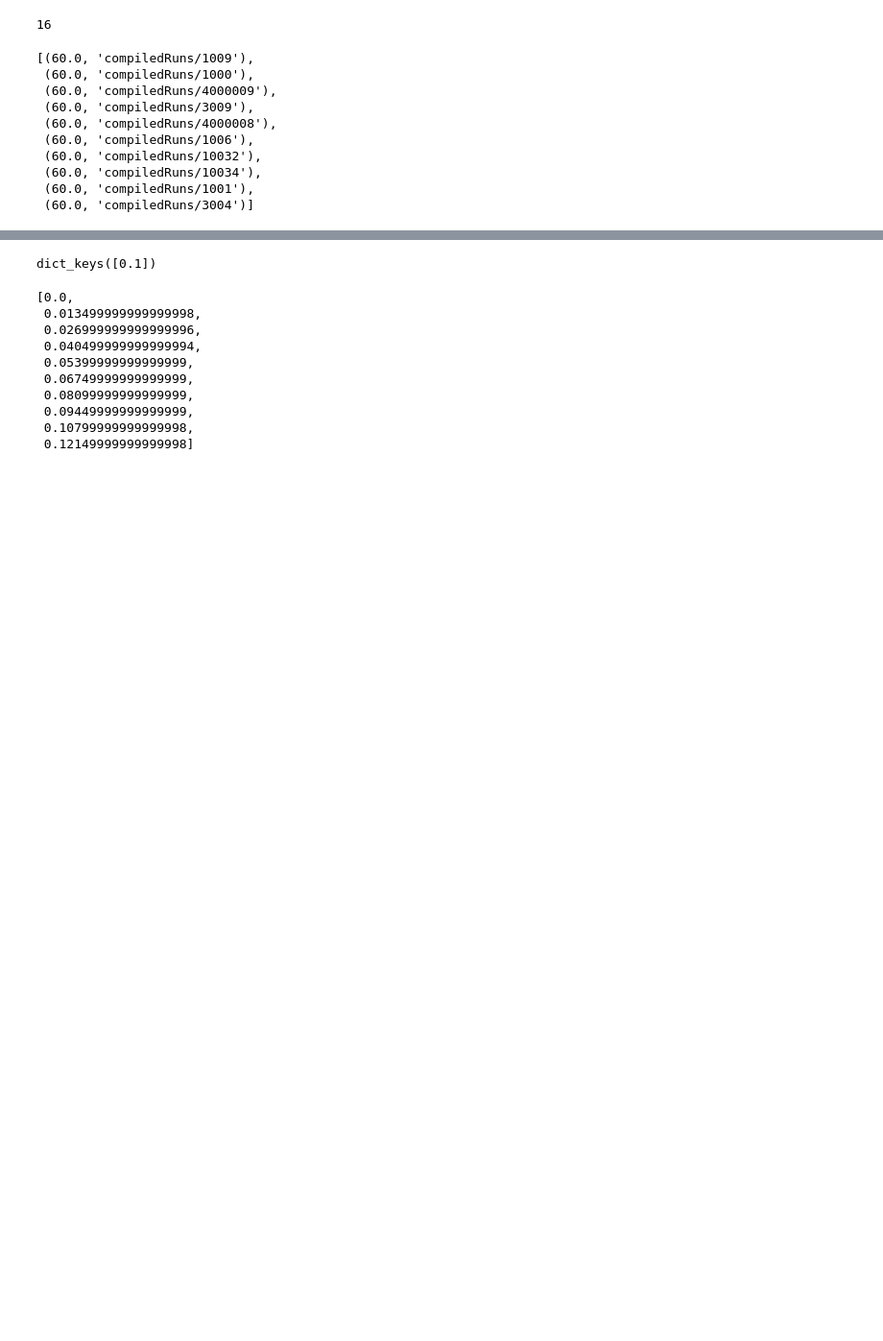
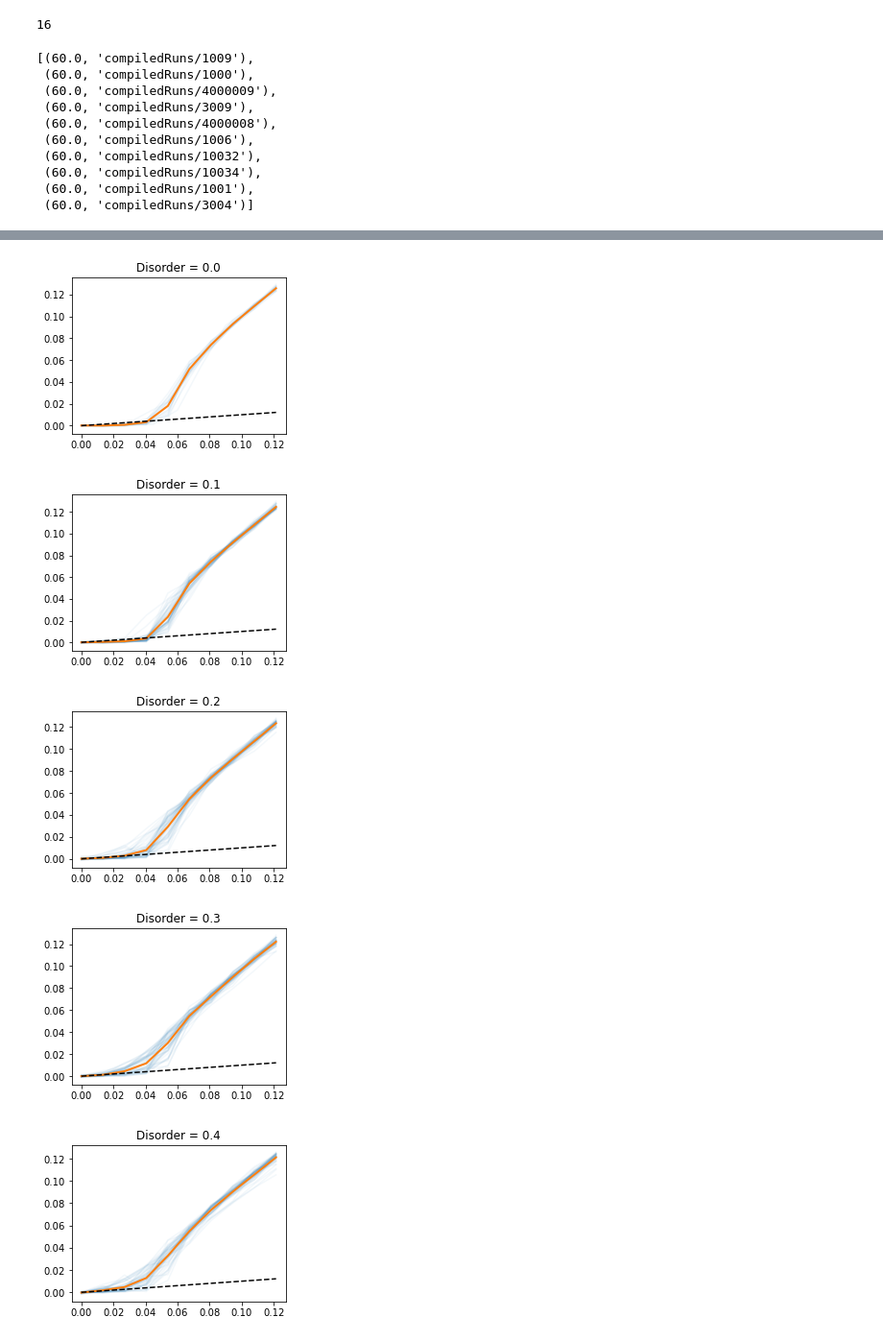
Before and after one commit to LevoSpacewars/Polymer-Tilt, a Jupyter notebook: run parsing utility.ipynb, the cells around one changed output, grey strips where cells are left out. Shown at 96% size. Cells and saved outputs as stored; diff of their text form; code cells hidden in the pictures; blank space fills up the shorter version.

```diff
--- a/run parsing utility.ipynb
+++ b/run parsing utility.ipynb
@@ -242,17 +310,8 @@ Text(0.5, 1.0, 'Slope = 0.20')
-# %%
-tcrits.keys()
-# %% [output]
-dict_keys([0.1])
-# %%
-thetas[0]
-# %% [output]
-[0.0,
- 0.013499999999999998,
- 0.026999999999999996,
- 0.040499999999999994,
- 0.05399999999999999,
- 0.06749999999999999,
- 0.08099999999999999,
- 0.09449999999999999,
- 0.10799999999999998,
- 0.12149999999999998]
+# %%
+disorderGraphs(ktruns,0.1)
+# %% [output]
+[figure, added]
+[figure, added]
+[figure, added]
+[figure, added]
+[figure, added]
```
Also changed, not shown: parts of 27 cells of this notebook, 1 other file.
